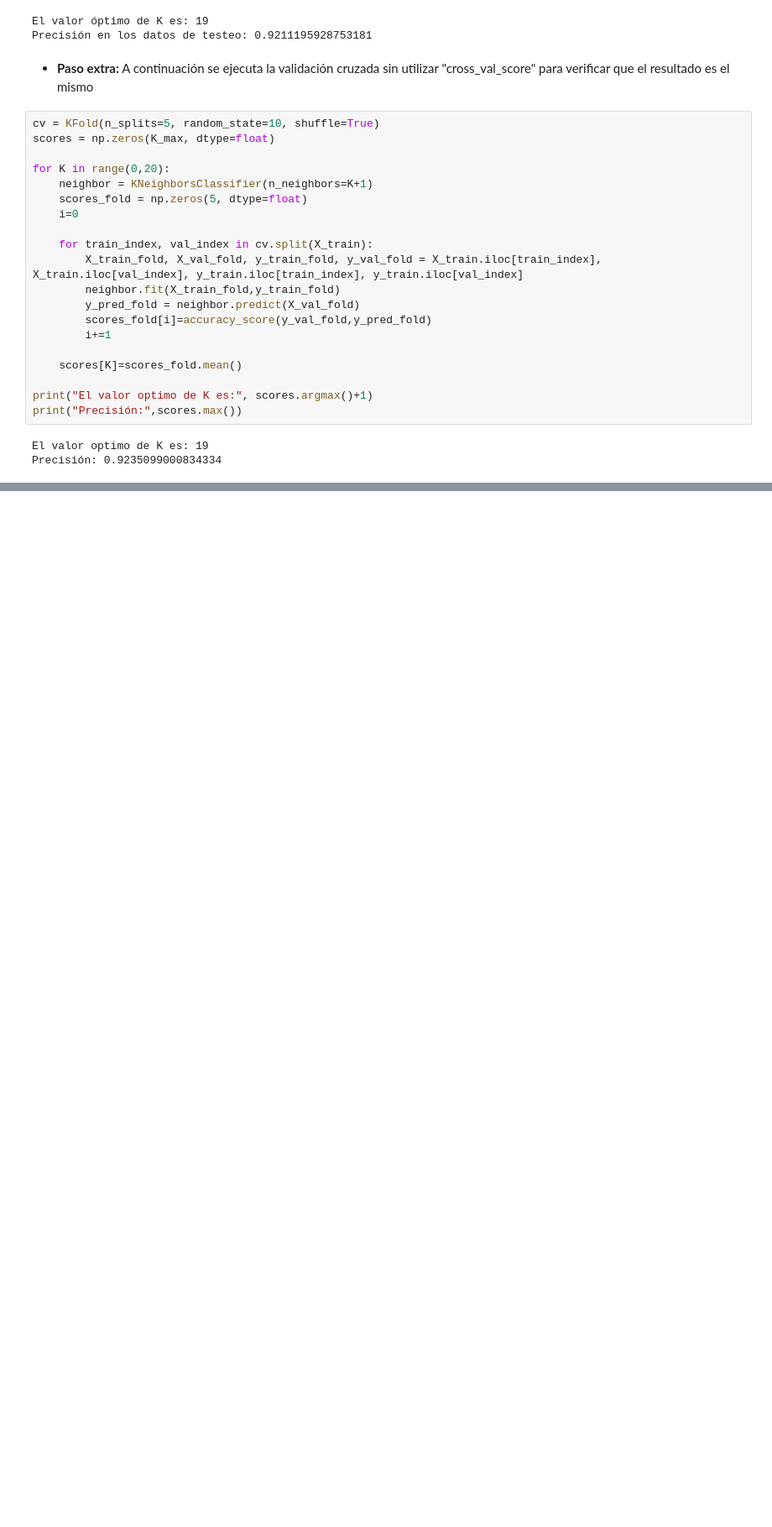
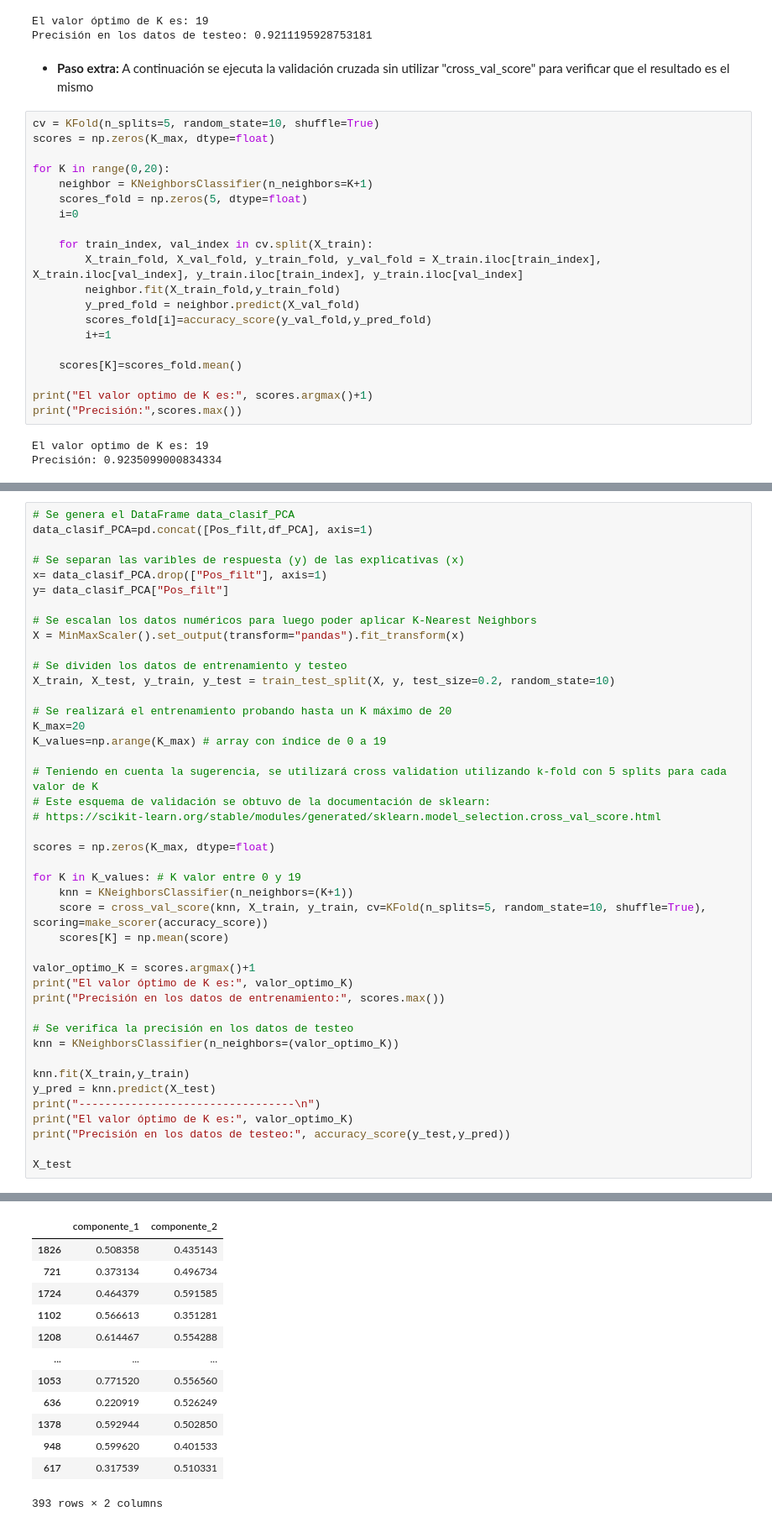
Before and after one commit to mgresnik/trabajo_practico_nro_2, a Jupyter notebook: Laboratorio_de_datos_(LCD)_IC_2024_Trabajo_Práctico_N°_2.ipynb, the cells around one changed output, grey strips where cells are left out. Shown at 84% size. Saved outputs shown, nothing was run; the diff lists cells and outputs as text; blank space fills up the shorter version.

Commit message:
Clasificación-punto e)

```diff
--- a/Laboratorio_de_datos_(LCD)_IC_2024_Trabajo_Práctico_N°_2.ipynb
+++ b/Laboratorio_de_datos_(LCD)_IC_2024_Trabajo_Práctico_N°_2.ipynb
@@ -574,0 +594,44 @@ Precisión: 0.9235099000834334
+# %%
+# Se genera el DataFrame data_clasif_PCA
+data_clasif_PCA=pd.concat([Pos_filt,df_PCA], axis=1)
+
+# Se separan las varibles de respuesta (y) de las explicativas (x)
+x= data_clasif_PCA.drop(["Pos_filt"], axis=1)
+y= data_clasif_PCA["Pos_filt"]
+
+# Se escalan los datos numéricos para luego poder aplicar K-Nearest Neighbors
+X = MinMaxScaler().set_output(transform="pandas").fit_transform(x)
+
+# Se dividen los datos de entrenamiento y testeo
+X_train, X_test, y_train, y_test = train_test_split(X, y, test_size=0.2, random_state=10)
+
+# Se realizará el entrenamiento probando hasta un K máximo de 20
+K_max=20
+K_values=np.arange(K_max) # array con índice de 0 a 19
+
+# Teniendo en cuenta la sugerencia, se utilizará cross validation utilizando k-fold con 5 splits para cada valor de K
+# Este esquema de validación se obtuvo de la documentación de sklearn:
+# https://scikit-learn.org/stable/modules/generated/sklearn.model_selection.cross_val_score.html
+
+scores = np.zeros(K_max, dtype=float)
+
+for K in K_values: # K valor entre 0 y 19
+    knn = KNeighborsClassifier(n_neighbors=(K+1))
+    score = cross_val_score(knn, X_train, y_train, cv=KFold(n_splits=5, random_state=10, shuffle=True), scoring=make_scorer(accuracy_score))
+    scores[K] = np.mean(score)
+
+valor_optimo_K = scores.argmax()+1
+print("El valor óptimo de K es:", valor_optimo_K)
+print("Precisión en los datos de entrenamiento:", scores.max())
+
+# Se verifica la precisión en los datos de testeo
+knn = KNeighborsClassifier(n_neighbors=(valor_optimo_K))
+
+knn.fit(X_train,y_train)
+y_pred = knn.predict(X_test)
+print("---------------------------------\n")
+print("El valor óptimo de K es:", valor_optimo_K)
+print("Precisión en los datos de testeo:", accuracy_score(y_test,y_pred))
+
+X_test
+# %% [output]
@@ -574,0 +644,13 @@ Precisión: 0.9235099000834334
+|  | componente_1 | componente_2 |
+| 1826 | 0.508358 | 0.435143 |
+| 721 | 0.373134 | 0.496734 |
+| 1724 | 0.464379 | 0.591585 |
+| 1102 | 0.566613 | 0.351281 |
+| 1208 | 0.614467 | 0.554288 |
+| ... | ... | ... |
+| 1053 | 0.771520 | 0.556560 |
+| 636 | 0.220919 | 0.526249 |
+| 1378 | 0.592944 | 0.502850 |
+| 948 | 0.599620 | 0.401533 |
+| 617 | 0.317539 | 0.510331 |
+393 rows × 2 columns
```
Also changed, not shown: parts of 6 cells of this notebook.
